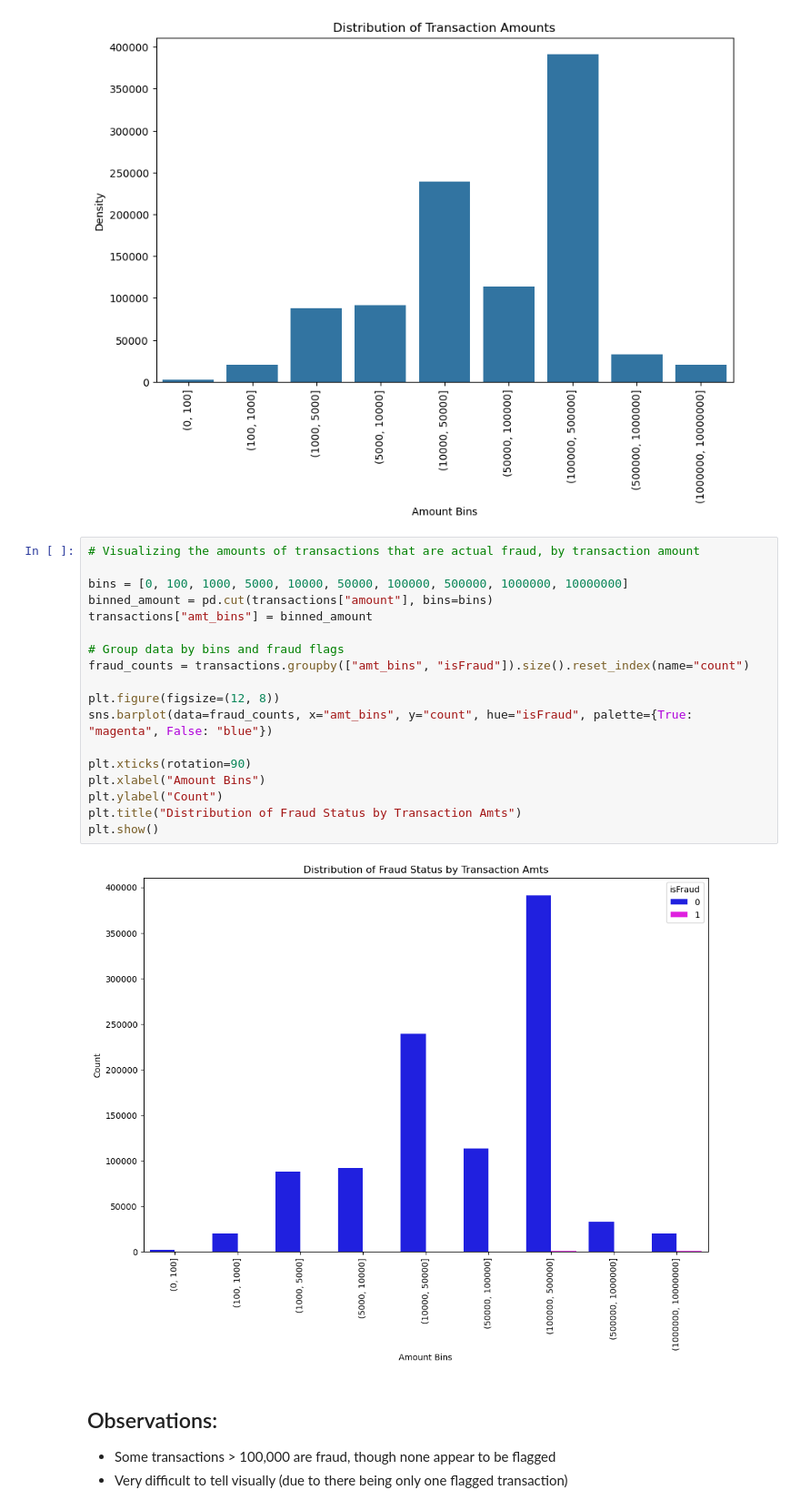
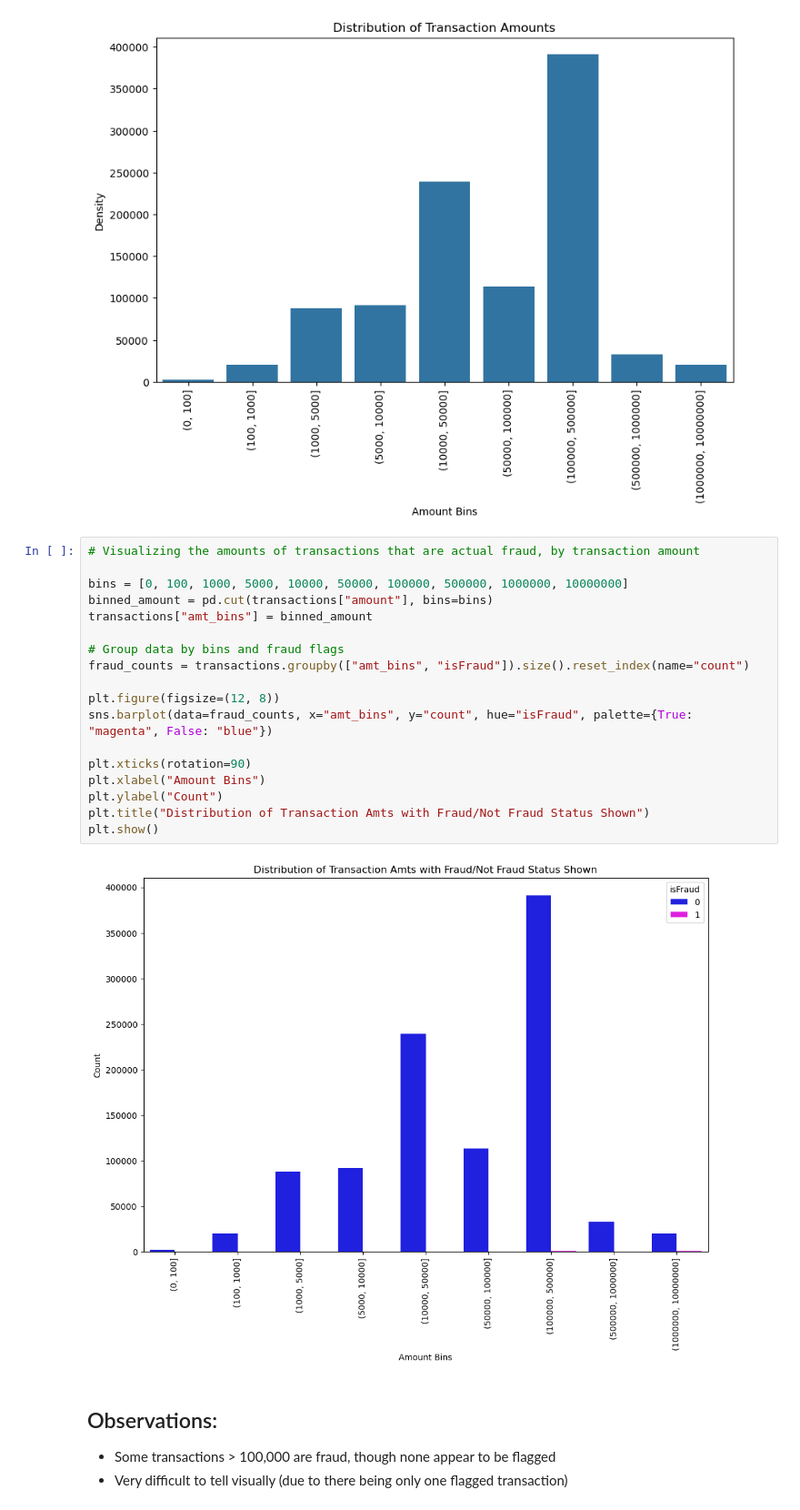
Before and after one commit to tali0n-git/Fraud_Detection, a Jupyter notebook: notebooks/eda.ipynb, the cells around one changed output. Shown at 91% size. Cells and saved outputs as stored; diff of their text form.

```diff
--- a/notebooks/eda.ipynb
+++ b/notebooks/eda.ipynb
@@ -309,23 +320,23 @@ plt.show()
 # %%
 # Visualizing the amounts of transactions that are actual fraud, by transaction amount
 
 bins = [0, 100, 1000, 5000, 10000, 50000, 100000, 500000, 1000000, 10000000]
 binned_amount = pd.cut(transactions["amount"], bins=bins)
 transactions["amt_bins"] = binned_amount
 
 # Group data by bins and fraud flags
 fraud_counts = transactions.groupby(["amt_bins", "isFraud"]).size().reset_index(name="count")
 
 plt.figure(figsize=(12, 8))
 sns.barplot(data=fraud_counts, x="amt_bins", y="count", hue="isFraud", palette={True: "magenta", False: "blue"})
 
 plt.xticks(rotation=90)
 plt.xlabel("Amount Bins")
 plt.ylabel("Count")
-plt.title("Distribution of Fraud Status by Transaction Amts")
+plt.title("Distribution of Transaction Amts with Fraud/Not Fraud Status Shown")
 plt.show()
 # %% [output]
-[figure, old version]
+[figure, new version]
 # %% [markdown]
 ## Observations:
 - Some transactions > 100,000 are fraud, though none appear to be flagged
```
Also changed, not shown: parts of 30 cells of this notebook, 1 other file.
